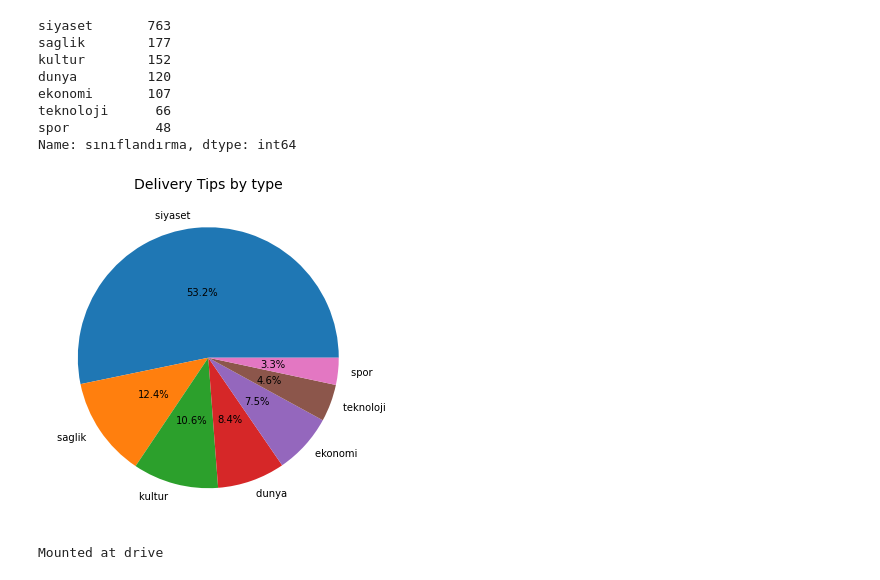
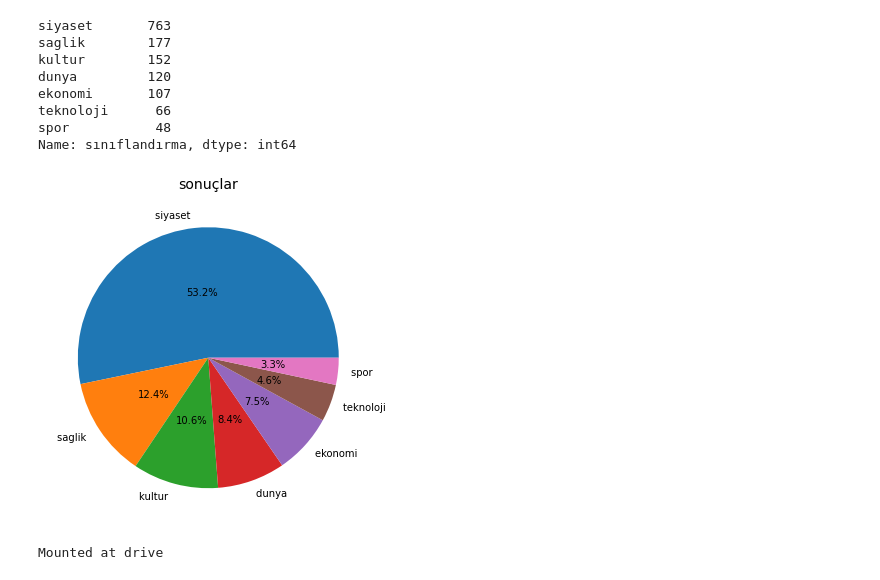
Before and after one commit to alperbayram/Duygu_Analizi_ve_Metin_Siniflandirma, a Jupyter notebook: Twitter_Sentiment_Analysis_and_Text_classification_project.ipynb, the cells around one changed output. Saved outputs shown, nothing was run; the diff lists cells and outputs as text; code cells hidden in the pictures.

```diff
--- a/Twitter_Sentiment_Analysis_and_Text_classification_project.ipynb
+++ b/Twitter_Sentiment_Analysis_and_Text_classification_project.ipynb
@@ -433,10 +433,10 @@ Name: sınıflandırma, dtype: int64
 # %%
 pie, ax = plt.subplots(figsize=[10,6])
 labels = sonuciki.keys()
 plt.pie(x=sonuciki, autopct="%.1f%%", explode=None, labels=labels, pctdistance=0.5)
-plt.title("Delivery Tips by type", fontsize=14);
+plt.title("sonuçlar", fontsize=14);
 # %% [output]
-[figure, old version]
+[figure, new version]
 # %%
 from google.colab import drive
 drive.mount('drive')
```
